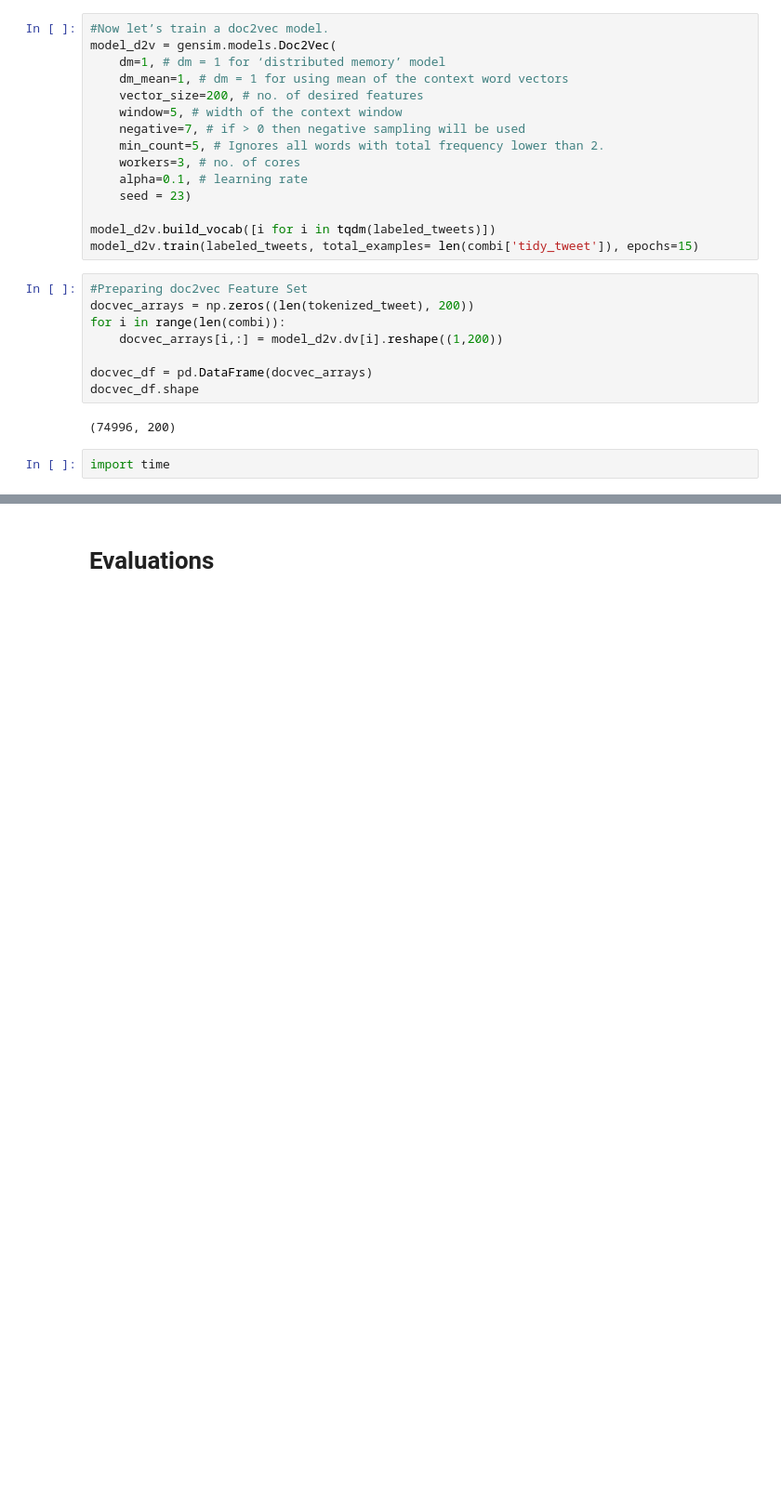
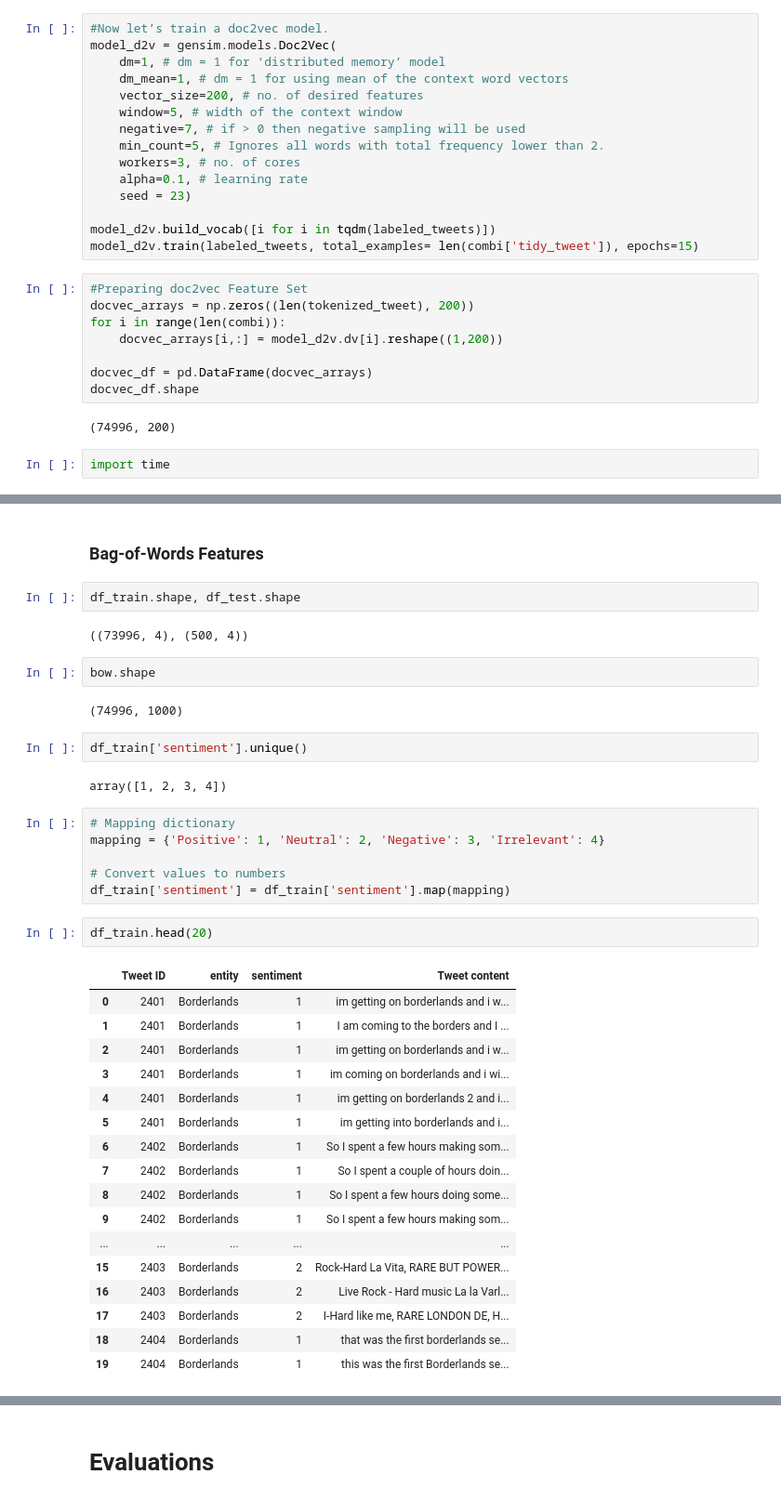
Before and after one commit to AylinNaebzadeh/Data-Mining-Assignments, a Jupyter notebook: Project-2/DataMining_Prj2.ipynb, the cells around one changed output, grey strips where cells are left out. Shown at 93% size. Saved outputs shown, nothing was run; the diff lists cells and outputs as text; blank space fills up the shorter version.

```diff
--- a/Project-2/DataMining_Prj2.ipynb
+++ b/Project-2/DataMining_Prj2.ipynb
@@ -866,0 +902,40 @@ import time
+# %% [markdown]
+### Bag-of-Words Features
+# %%
+df_train.shape, df_test.shape
+# %% [output]
+((73996, 4), (500, 4))
+# %%
+bow.shape
+# %% [output]
+(74996, 1000)
+# %%
+df_train['sentiment'].unique()
+# %% [output]
+array([1, 2, 3, 4])
+# %%
+# Mapping dictionary
+mapping = {'Positive': 1, 'Neutral': 2, 'Negative': 3, 'Irrelevant': 4}
+
+# Convert values to numbers
+df_train['sentiment'] = df_train['sentiment'].map(mapping)
+# %%
+df_train.head(20)
+# %% [output]
+|  | Tweet ID | entity | sentiment | Tweet content |
+| 0 | 2401 | Borderlands | 1 | im getting on borderlands and i w... |
+| 1 | 2401 | Borderlands | 1 | I am coming to the borders and I ... |
+| 2 | 2401 | Borderlands | 1 | im getting on borderlands and i w... |
+| 3 | 2401 | Borderlands | 1 | im coming on borderlands and i wi... |
+| 4 | 2401 | Borderlands | 1 | im getting on borderlands 2 and i... |
+| 5 | 2401 | Borderlands | 1 | im getting into borderlands and i... |
+| 6 | 2402 | Borderlands | 1 | So I spent a few hours making som... |
+| 7 | 2402 | Borderlands | 1 | So I spent a couple of hours doin... |
+| 8 | 2402 | Borderlands | 1 | So I spent a few hours doing some... |
+| 9 | 2402 | Borderlands | 1 | So I spent a few hours making som... |
+| ... | ... | ... | ... | ... |
+| 15 | 2403 | Borderlands | 2 | Rock-Hard La Vita, RARE BUT POWER... |
+| 16 | 2403 | Borderlands | 2 | Live Rock - Hard music La la Varl... |
+| 17 | 2403 | Borderlands | 2 | I-Hard like me, RARE LONDON DE, H... |
+| 18 | 2404 | Borderlands | 1 | that was the first borderlands se... |
+| 19 | 2404 | Borderlands | 1 | this was the first Borderlands se... |
```
Also changed, not shown: parts of 53 cells of this notebook, 7 other files.
